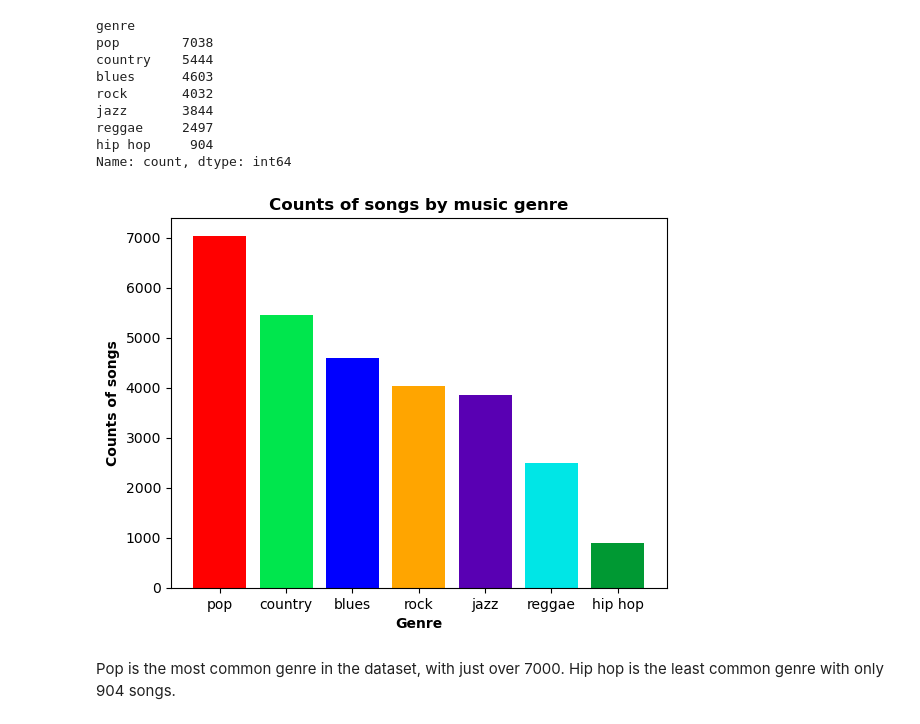
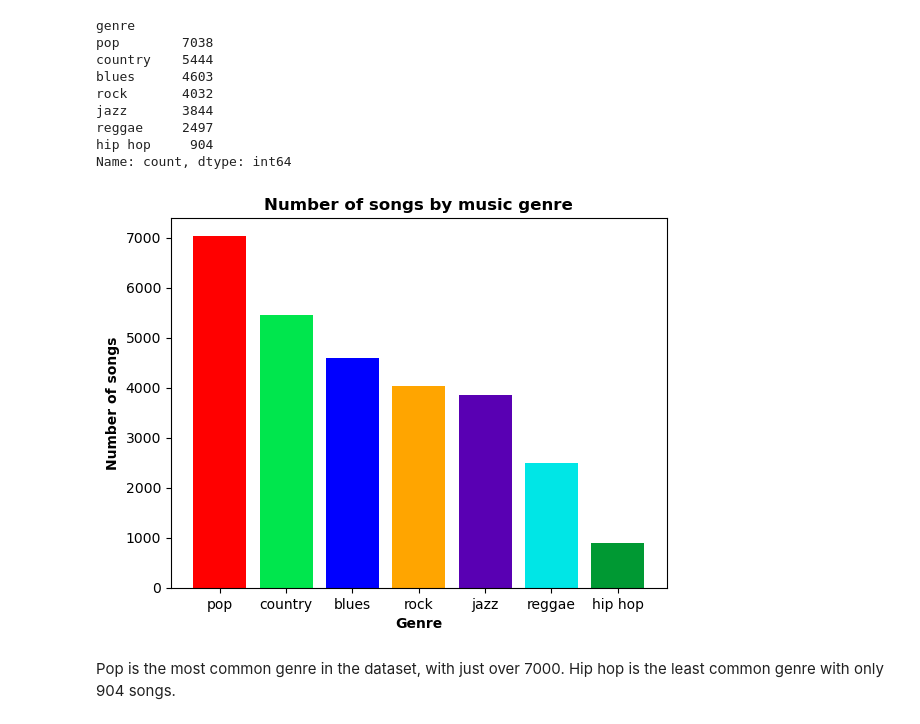
Before and after one commit to dq93/Playlist_Predictor, a Jupyter notebook: notebooks/EDA.ipynb, the cells around one changed output. Drawn from its saved outputs; the diff is of its cells as text; code cells hidden in the pictures.

```diff
--- a/notebooks/EDA.ipynb
+++ b/notebooks/EDA.ipynb
@@ -104,12 +104,12 @@ hip hop     904
 Name: count, dtype: int64
 # %%
 plt.bar(genre_counts.index, genre_counts.values, color=['red', '#00e64d', 'blue', 'orange', '#5900b3', '#00e6e6', '#009933'])
+plt.title('Number of songs by music genre', weight='bold')
 plt.xlabel('Genre', weight='bold')
-plt.ylabel('Counts of songs', weight='bold')
-plt.title('Counts of songs by music genre', weight='bold')
+plt.ylabel('Number of songs', weight='bold')
 plt.show()
 # %% [output]
-[figure, old version]
+[figure, new version]
 # %% [markdown]
 Pop is the most common genre in the dataset, with just over 7000. Hip hop is the least common genre with only 904 songs.
 # %%
```
Also changed, not shown: parts of 5 cells of this notebook, 2 other files.
